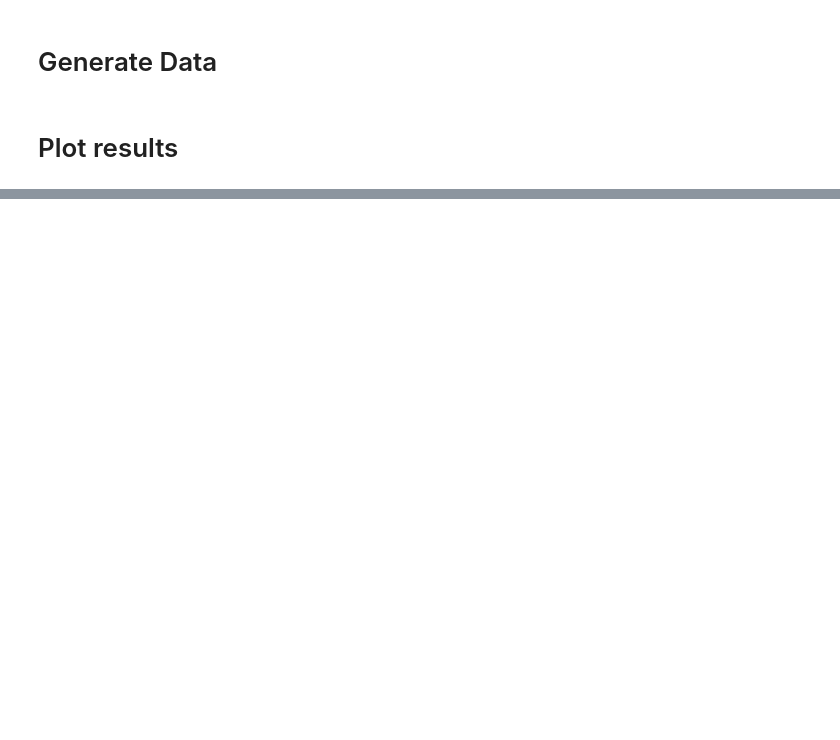
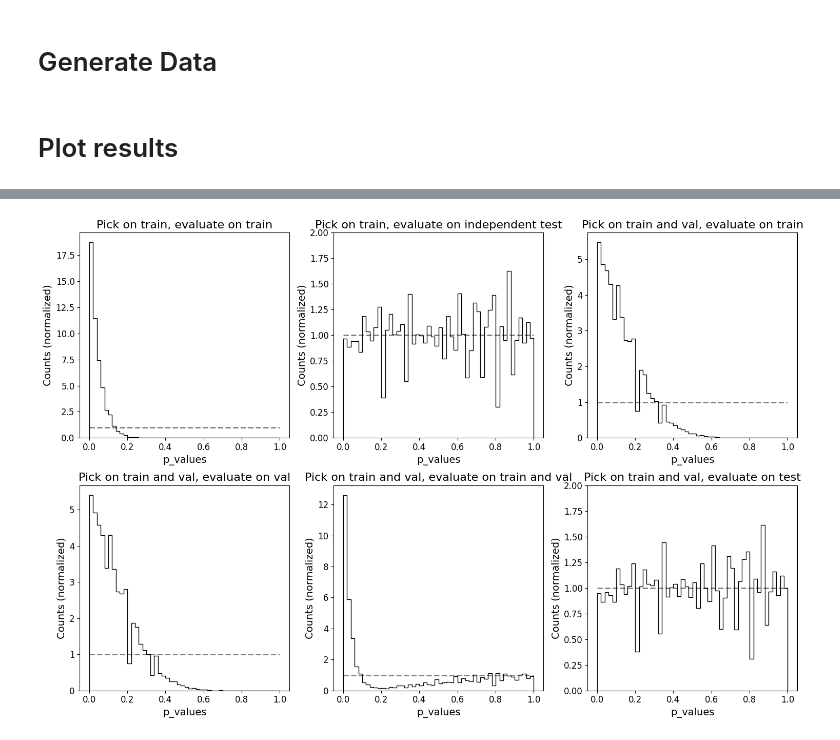
Before and after one commit to mariehein/look_everywhere_in_AD, a Jupyter notebook: cleaned_up/binned_test.ipynb, the cells around one changed output, grey strips where cells are left out. Drawn from its saved outputs; the diff is of its cells as text; code cells hidden in the pictures; blank space fills up the shorter version.

Commit message:
Added NN tests

```diff
--- a/cleaned_up/binned_test.ipynb
+++ b/cleaned_up/binned_test.ipynb
@@ -295,0 +179,47 @@ fig.tight_layout()
+# %%
+fig, ax = plt.subplots(2,3, figsize=(15,10))
+ax = ax.flatten()
+bins_plot=np.linspace(0,1,51)
+bins_center = 0.5*(bins_plot[1:]+bins_plot[:-1])
+norming = N_tests*1/(len(bins_plot)-1)
+
+p_train_pick_on_train = np.load(directory+"validation/p_train_pick_on_train.npy")
+p_train_pick_on_train_val = np.load(directory+"validation/p_train_pick_on_train_val.npy")
+p_test_pick_on_train = np.load(directory+"validation/p_test_pick_on_train.npy")
+p_test_pick_on_train_val = np.load(directory+"validation/p_test_pick_on_train_val.npy")
+p_val_pick_on_train_val = np.load(directory+"validation/p_val_pick_on_train_val.npy")
+p_train_val_pick_on_train_val = np.load(directory+"validation/p_train_val_pick_on_train_val.npy")
+
+
+for i in range(len(ax)):
+    ax[i].set_xlabel("p_values")
+    ax[i].set_ylabel("Counts (normalized)")
+    ax[i].plot([0,1],[1,1], linestyle="dashed", color="grey")
+
+y, _, _ = ax[0].hist(p_train_pick_on_train, bins=bins_plot, histtype="step", color="black", density=True)
+#ax[0].errorbar(bins_center, y, yerr=np.sqrt(y*norming)/norming, color="black", fmt=".")
+ax[0].set_title("Pick on train, evaluate on train")
+
+y,_, _ = ax[1].hist(p_test_pick_on_train, bins=bins_plot, histtype="step", color="black", density=True)
+#ax[1].errorbar(bins_center, y, yerr=np.sqrt(y*norming)/norming, color="black", fmt=".")
+ax[1].set_title("Pick on train, evaluate on independent test")
+ax[1].set_ylim(0,2)
+
+ax[2].hist(p_train_pick_on_train_val, bins=bins_plot, histtype="step", color="black", density=True)
+ax[2].set_title("Pick on train and val, evaluate on train")
+
+
+ax[3].hist(p_val_pick_on_train_val, bins=bins_plot, histtype="step", color="black", density=True)
+ax[3].set_title("Pick on train and val, evaluate on val")
+
+ax[4].hist(p_train_val_pick_on_train_val, bins=bins_plot, histtype="step", color="black", density=True)
+ax[4].set_title("Pick on train and val, evaluate on train and val")
+
+ax[5].hist(p_test_pick_on_train_val, bins=bins_plot, histtype="step", color="black", density=True)
+ax[5].set_title("Pick on train and val, evaluate on test")
+ax[5].set_ylim(0,2)
+
+fig.tight_layout()
+fig.savefig("plots/binned_histograms.pdf")
+# %% [output]
+[figure, added]
```
Also changed, not shown: parts of 9 cells of this notebook, 7 other files.
